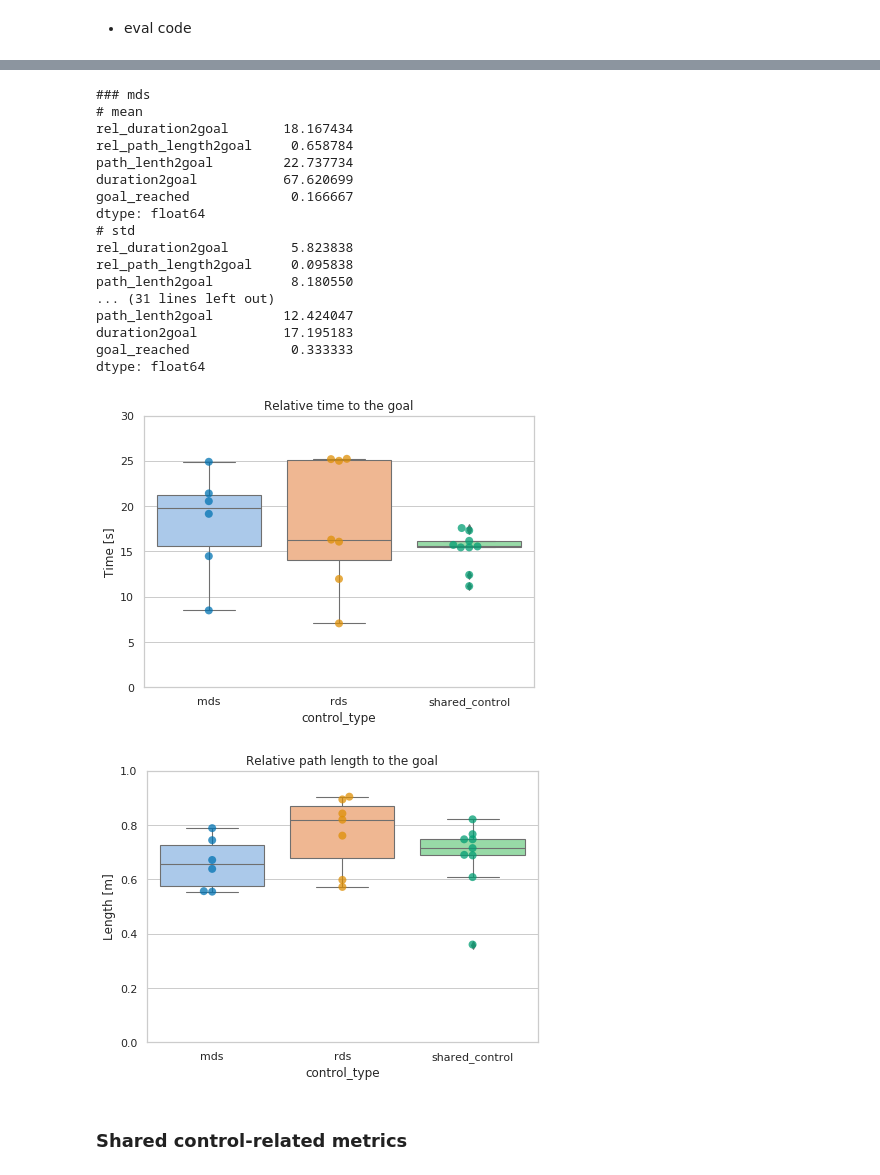
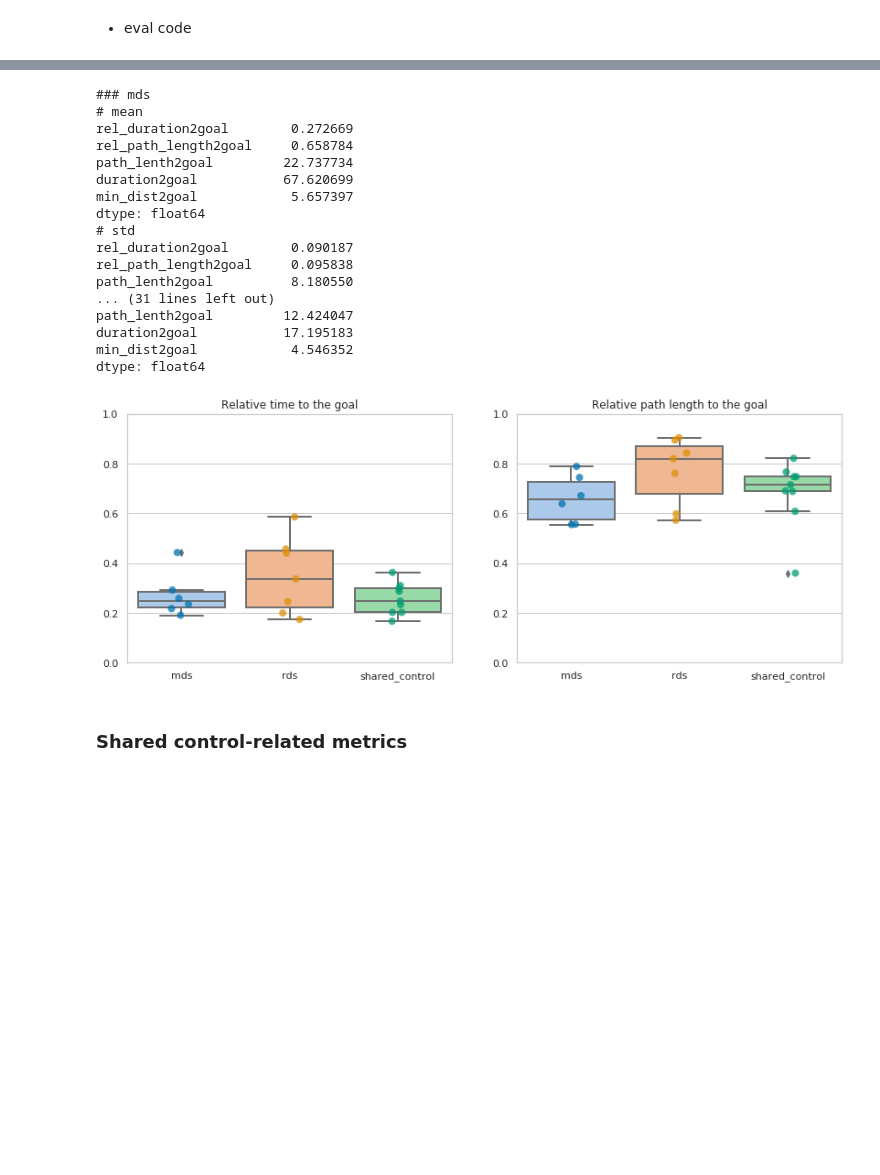
Before and after one commit to epfl-lasa/crowdbot-evaluation-tools, a Jupyter notebook: notebooks/comprehensive_eval.ipynb, the cells around one changed output, grey strips where cells are left out. Saved outputs shown, nothing was run; the diff lists cells and outputs as text; code cells hidden in the pictures; blank space fills up the shorter version.

```diff
--- a/notebooks/comprehensive_eval.ipynb
+++ b/notebooks/comprehensive_eval.ipynb
@@ -109,19 +109,13 @@ Available sequences in 0424_mds:
 - eval code
 # %%
 crowd_metrics = ('avg_crowd_density5',
+                 'max_crowd_density5',
                  'avg_crowd_density10',
                  'avg_min_dist',
+                 'normalized_proximity',
                  'path_lenth2goal',
+                 'min_dist2goal',
                 )
-
-# todo: 'min_dist2goal'
-
-# more_metrics = (
-#     'goal_reached',
-#     'crowd_density5',
-#     'crowd_density10',
-#     'min_dist',
-# )
 
 frames = []
 
@@ -290,7 +274,7 @@ path_metrics = ('rel_duration2goal',
                 'rel_path_length2goal',
                 'path_lenth2goal',
                 'duration2goal',
-                'goal_reached',
+                'min_dist2goal',
                )
 
 path_frames = []
@@ -352,54 +336,53 @@ for ctrl in control_types:
 # %% [output]
 ### mds
 # mean
-rel_duration2goal       18.167434
+rel_duration2goal        0.272669
 rel_path_length2goal     0.658784
 path_lenth2goal         22.737734
 duration2goal           67.620699
-goal_reached             0.166667
+min_dist2goal            5.657397
 dtype: float64
 # std
-rel_duration2goal        5.823838
+rel_duration2goal        0.090187
 rel_path_length2goal     0.095838
 path_lenth2goal          8.180550
 ... (31 lines left out)
 path_lenth2goal         12.424047
 duration2goal           17.195183
-goal_reached             0.333333
+min_dist2goal            4.546352
 dtype: float64
 # %%
-path_fig1, path_axes1 = plt.subplots(figsize=(7, 5))
+path_fig, path_axes = plt.subplots(1, 2, figsize=(14, 5))
 
 categorical_plot(
-    axes=path_axes1,
+    axes=path_axes[0],
     df=path_metrics_df,
     metric='rel_duration2goal',
     catogory='control_type',
     title='Relative time to the goal',
-    ylabel='Time [s]',
-    ylim=[0.0, 30.0],
+    xlabel='',
+    ylabel='',
+    ylim=[0.0, 1.0],
     # lgd_labels=['Not reached', 'Reached'],
     # group='goal_reached',
     kind='box',
 )
 
-path_fig2, path_axes2 = plt.subplots(figsize=(7, 5))
-
 categorical_plot(
-    axes=path_axes2,
+    axes=path_axes[1],
     df=path_metrics_df,
     metric='rel_path_length2goal',
     catogory='control_type',
     title='Relative path length to the goal',
-    ylabel='Length [m]',
+    xlabel='',
+    ylabel='',
     ylim=[0.0, 1.0],
     # lgd_labels=['Not reached', 'Reached'],
     # group='goal_reached',
     kind='box',
 )
 # %% [output]
-[figure, old version]
+[figure, new version]
-[figure, removed]
 # %% [markdown]
 ### Shared control-related metrics
 # %% [markdown]
```
Also changed, not shown: parts of 37 cells of this notebook, 5 other files.
